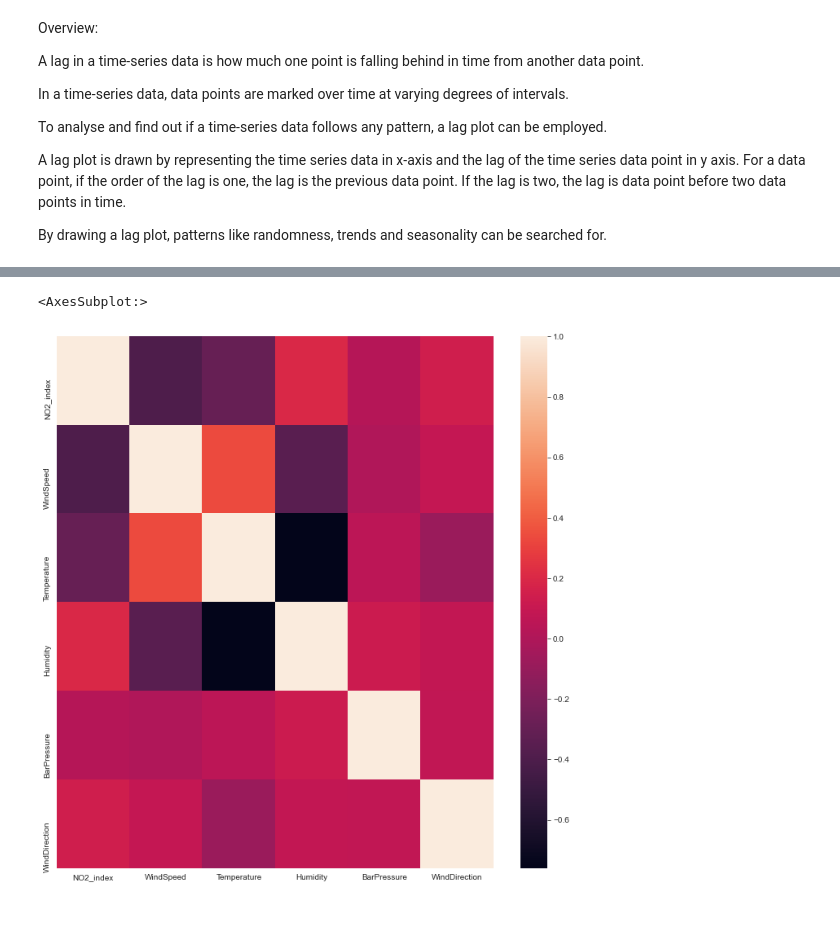
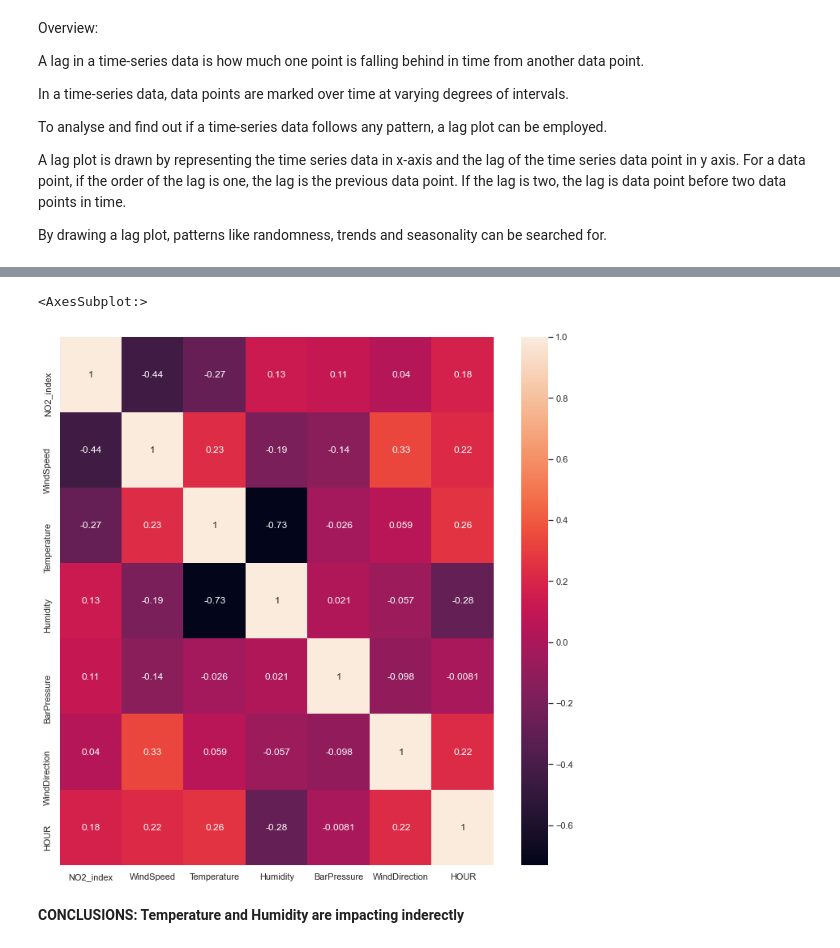
Before and after one commit to corti-acs/KS_TFM_MadridAirQuality, a Jupyter notebook: notebooks/3_Cleaning_Transformation_Exploratory.ipynb, the cells around one changed output, grey strips where cells are left out. Saved outputs shown, nothing was run; the diff lists cells and outputs as text; code cells hidden in the pictures; blank space fills up the shorter version.

```diff
--- a/notebooks/3_Cleaning_Transformation_Exploratory.ipynb
+++ b/notebooks/3_Cleaning_Transformation_Exploratory.ipynb
@@ -987 +1066,3 @@ MLdf.head()
+# %%
+MLdf = MLDS
 # %%
@@ -1220,15 +1322,19 @@ result.plot();
 # %%
 # Correlation matrix
-poc_16_b = poc_16 [["NO2_index", "WindSpeed","Temperature", "Humidity", "BarPressure","WindDirection"]]
+####################
+
+poc_16_b = poc_16 [["NO2_index", "WindSpeed","Temperature", "Humidity", "BarPressure","WindDirection","HOUR"]]
 
 fig,axes = plt.subplots(figsize=(12,12))
 
 
 corr = poc_16_b.corr()
 sbn.heatmap(corr,
             xticklabels=corr.columns.values,
-            yticklabels=corr.columns.values)
+            yticklabels=corr.columns.values, annot=True)
 # %% [output]
 <AxesSubplot:>
-[figure, old version]
+[figure, new version]
+# %% [markdown]
+**CONCLUSIONS: Temperature and Humidity are impacting inderectly**
 # %%
```
Also changed, not shown: parts of 62 cells of this notebook, 5 other files.
